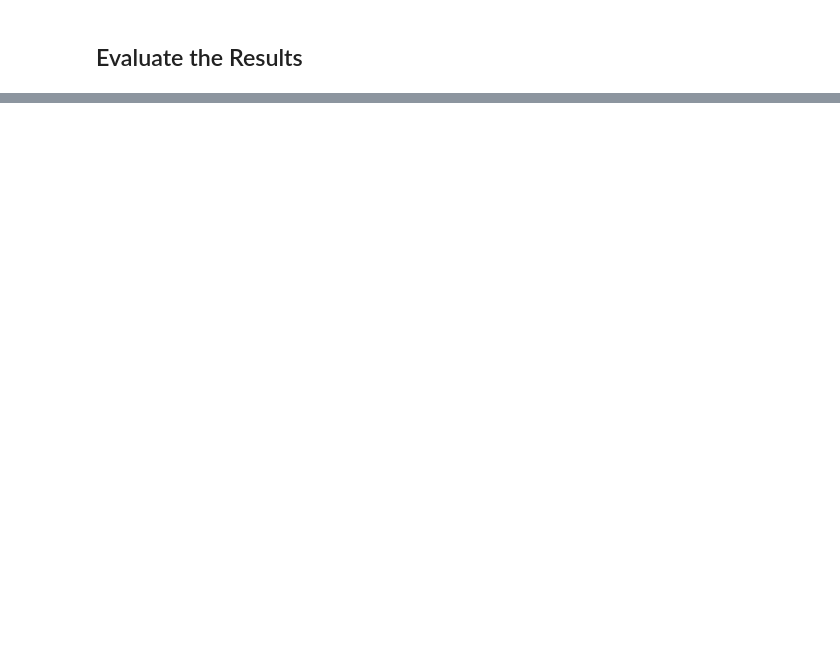
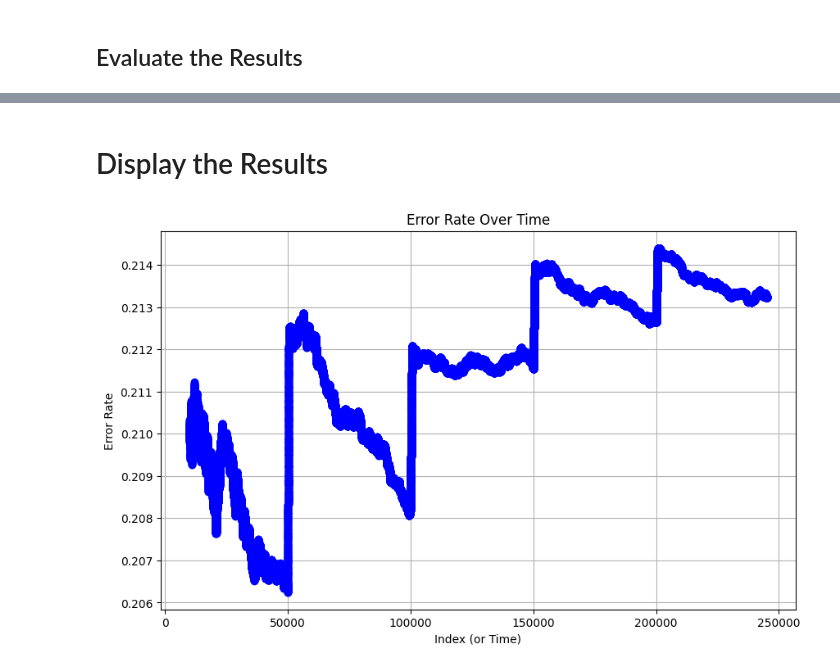
Before and after one commit to CarlosRabat/Data-Mining-Project, a Jupyter notebook: EFDT.ipynb, the cells around one changed output, grey strips where cells are left out. Saved outputs shown, nothing was run; the diff lists cells and outputs as text; code cells hidden in the pictures; blank space fills up the shorter version.

Commit message:
EFDT Tree Results

```diff
--- a/EFDT.ipynb
+++ b/EFDT.ipynb
@@ -130,0 +194,28 @@ Accuracy: 79.25%
+# %%
+
+# Initialize the Tree
+model = EFDT()
+
+#Initialize variables
+errors_count = 0
+error_rates = []
+
+for idx in range(len(y)):
+    pred = model.predict(X[idx])
+
+    if pred != y[idx]:
+        errors_count += 1
+
+
+    # Calculate Error Rate
+
+    if idx > 10000:
+        error_rate = errors_count / (idx + 1)
+        error_rates.append([idx, error_rate])
+
+    # Print Every 10000 Iterations
+    if idx % 10000 == 0:
+        print(f'Instance: {idx}')
+
+
+    model._fit_single(X[idx], y[idx])
@@ -130,0 +240,18 @@ Accuracy: 79.25%
+# %% [markdown]
+# Display the Results
+# %%
+import matplotlib.pyplot as plt
+
+# Splitting the list into two lists, idxs and errors
+idxs, errors = zip(*error_rates)
+
+# Plotting
+plt.figure(figsize=(10, 6))  # Optional: Specifies the figure size
+plt.plot(idxs, errors, marker='o', linestyle='-', color='b')  # Marker, linestyle, and color are optional
+plt.title('Error Rate Over Time')
+plt.xlabel('Index (or Time)')
+plt.ylabel('Error Rate')
+plt.grid(True)  # Optional: Adds a grid for easier reading
+plt.show()
+# %% [output]
+[figure, added]
```
Also changed, not shown: parts of 7 cells of this notebook.
